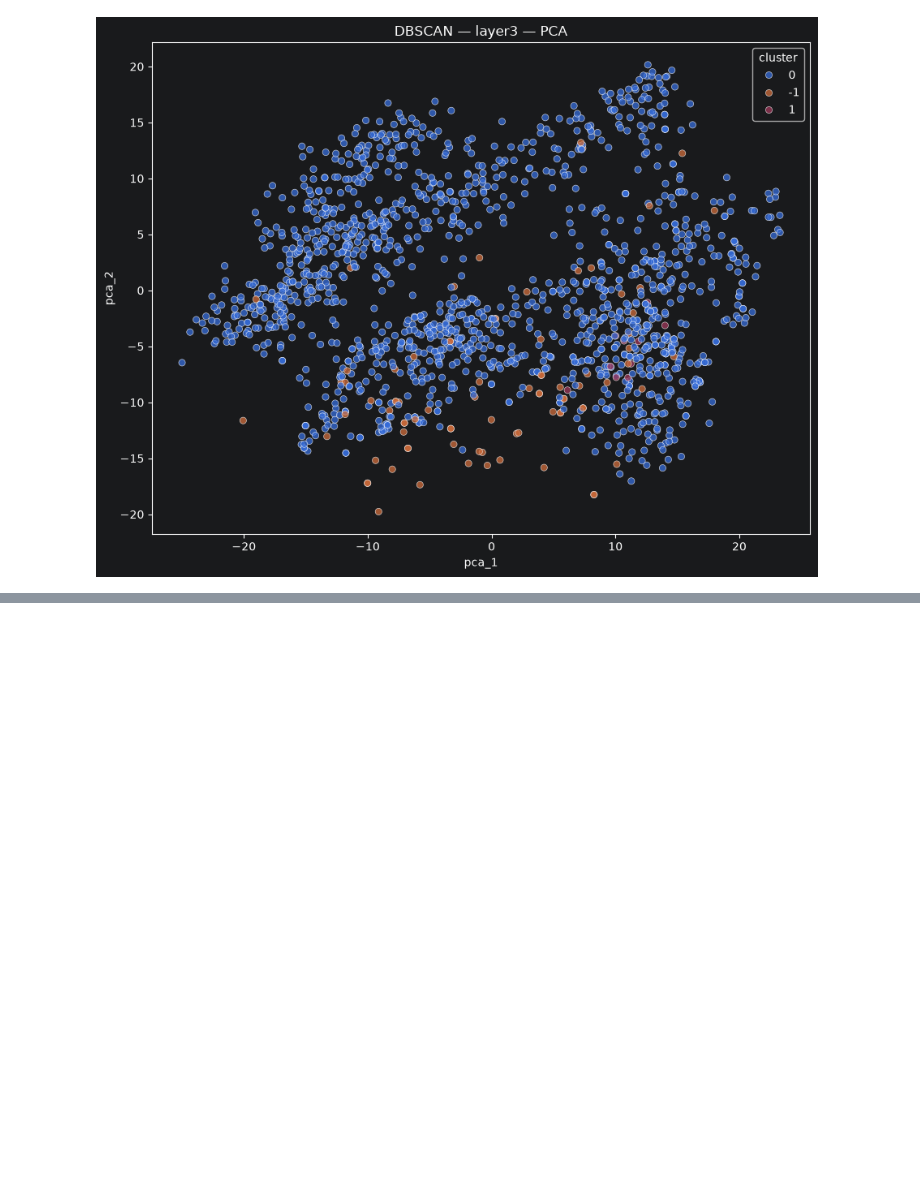
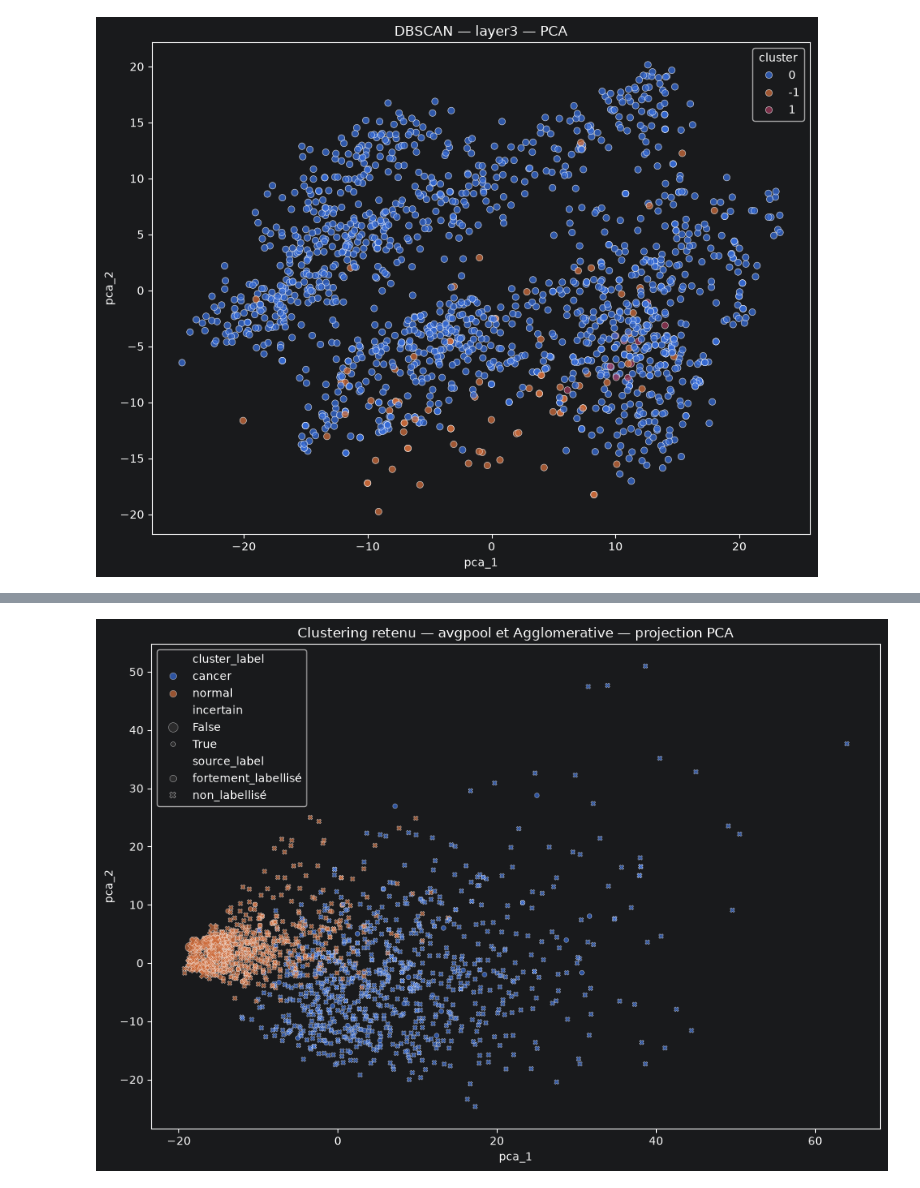
Before and after one commit to VincentDesmouceaux/BrainScanAI, a Jupyter notebook: notebooks/03_analyse_non_supervisee_clustering.ipynb, the cells around one changed output, grey strips where cells are left out. Drawn from its saved outputs; the diff is of its cells as text; code cells hidden in the pictures; blank space fills up the shorter version.

```diff
--- a/notebooks/03_analyse_non_supervisee_clustering.ipynb
+++ b/notebooks/03_analyse_non_supervisee_clustering.ipynb
@@ -973,0 +1166,20 @@ for cle in predictions:
+# %%
+def convertir_clusters_en_labels(
+    clusters: np.ndarray,
+    mapping: dict[int, int],
+) -> np.ndarray:
+    """
+    Convertit les identifiants des clusters en identifiants
+    de classes interprétés.
+    """
+
+    return np.array(
+        [
+            mapping.get(
+                int(cluster_id),
+                -1,
+            )
+            for cluster_id in clusters
+        ],
+        dtype=int,
+    )
@@ -973,0 +1846,53 @@ for cle in predictions:
+# %%
+projection_retenue = projections[
+    REPRESENTATION_RETENUE
+].copy()
+
+projection_retenue[
+    "cluster_id"
+] = labels_clusters_retenus.astype(
+    str
+)
+
+labels_interpretes_tous = (
+    convertir_clusters_en_labels(
+        clusters=labels_clusters_retenus,
+        mapping=cluster_to_label_id,
+    )
+)
+
+projection_retenue[
+    "cluster_label"
+] = [
+    label_id_to_name[
+        int(label_id)
+    ]
+    for label_id
+    in labels_interpretes_tous
+]
+
+projection_retenue[
+    "incertain"
+] = is_uncertain
+
+plt.figure(figsize=(10, 7))
+
+sns.scatterplot(
+    data=projection_retenue,
+    x="pca_1",
+    y="pca_2",
+    hue="cluster_label",
+    style="source_label",
+    size="incertain",
+    alpha=0.70,
+)
+
+plt.title(
+    "Clustering retenu — avgpool et "
+    "Agglomerative — projection PCA"
+)
+
+plt.tight_layout()
+plt.show()
+# %% [output]
+[figure, added]
```
Also changed, not shown: parts of 29 cells of this notebook, 2 other files.
